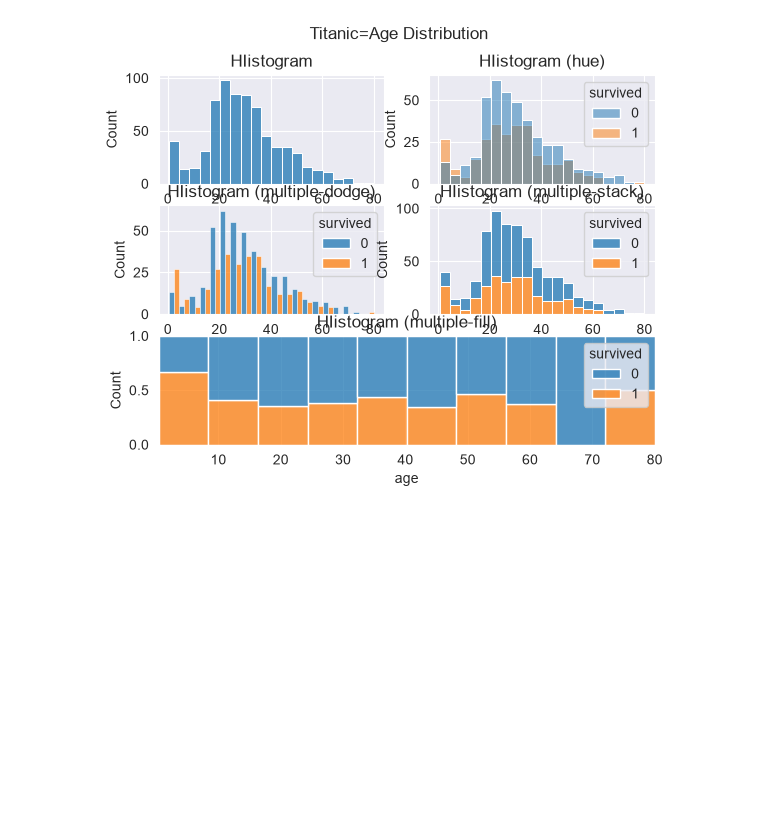
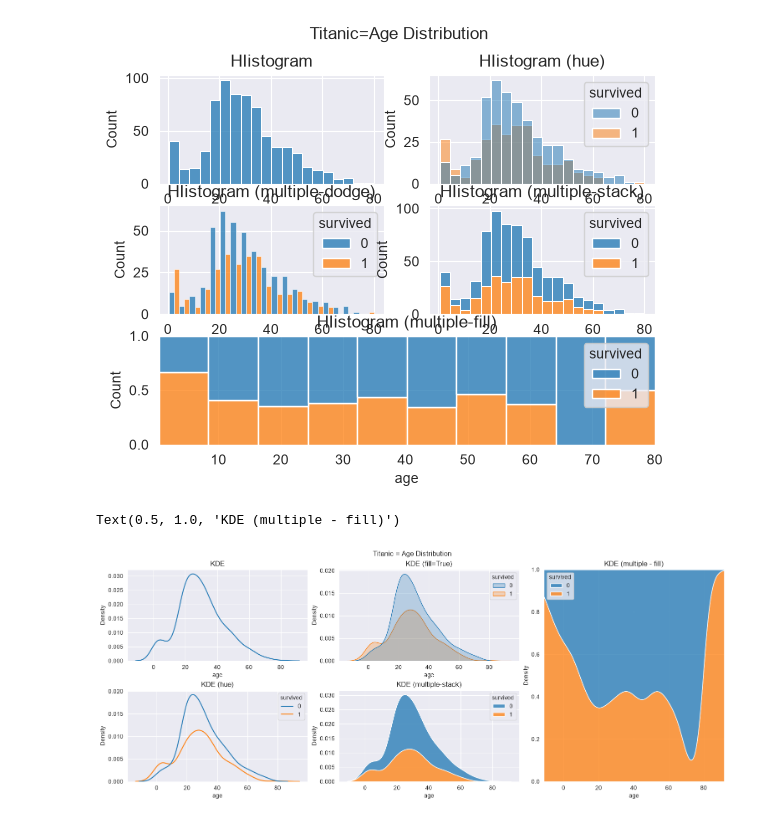
Before and after one commit to leejw4992-a11y/17-data-analytics, a Jupyter notebook: 02_seaborn그래프도구.ipynb, the cells around one changed output. Saved outputs shown, nothing was run; the diff lists cells and outputs as text; code cells hidden in the pictures; blank space fills up the shorter version.

```diff
--- a/02_seaborn그래프도구.ipynb
+++ b/02_seaborn그래프도구.ipynb
@@ -113,3 +113,30 @@ axes["bottom"].set_title("HIistogram (multiple-fill)")
 plt.show()
 # %% [output]
 [figure]
+# %%
+fig,axes = plt.subplot_mosaic([
+    ["top_left","top_center","right"],
+    ["bottom_left","bottom_center","right"],
+], figsize=(15,6),constrained_layout=True)
+
+sns.kdeplot(x="age",data=titanic,ax=axes["top_left"])
+
+sns.kdeplot(x="age",hue="survived",data=titanic,ax=axes["bottom_left"])
+
+sns.kdeplot(x="age",hue="survived",data = titanic, fill=True, ax=axes["top_center"])
+
+sns.kdeplot(x="age",hue="survived",data = titanic, multiple="stack", ax=axes["bottom_center"])
+
+sns.kdeplot(x="age", hue="survived", multiple="fill", bw_adjust=1.0, data = titanic, ax=axes["right"])
+
+
+fig.suptitle("Titanic = Age Distribution")
+
+axes["top_left"].set_title("KDE")
+axes["bottom_left"].set_title("KDE (hue)")
+axes["top_center"].set_title("KDE (fill=True)")
+axes["bottom_center"].set_title("KDE (multiple-stack)")
+axes["right"].set_title("KDE (multiple - fill)")
+# %% [output]
+Text(0.5, 1.0, 'KDE (multiple - fill)')
+[figure, added]
```
Also changed, not shown: parts of 19 cells of this notebook, 1 other file.
